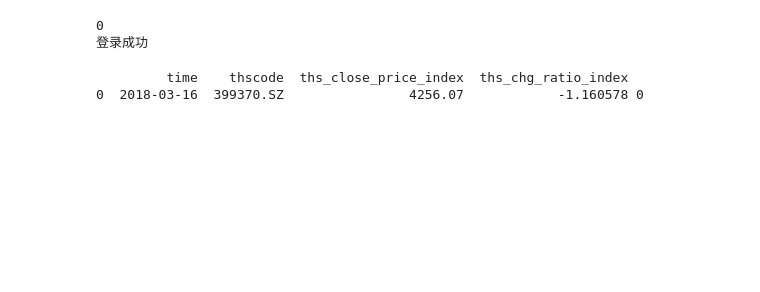
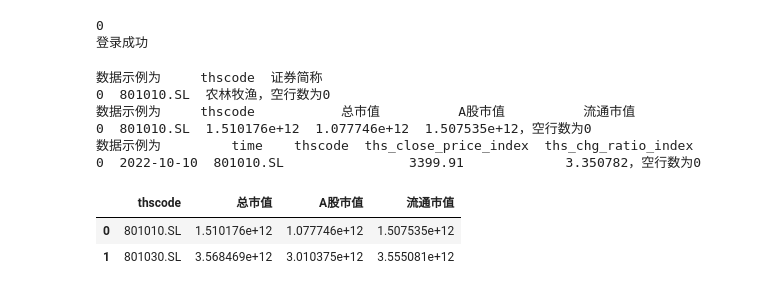
Before and after one commit to pcgan/A-Peek-into-My-Financial-Notebook, a Jupyter notebook: research/资产定价模型/BL-Model-detail.ipynb, the cells around one changed output. Saved outputs shown, nothing was run; the diff lists cells and outputs as text; code cells hidden in the pictures; blank space fills up the shorter version.

```diff
--- a/research/资产定价模型/BL-Model-detail.ipynb
+++ b/research/资产定价模型/BL-Model-detail.ipynb
@@ -33,12 +35,35 @@ thslogindemo(user_name,password)
 # %% [output]
 0
 登录成功
-# %%
-### 抓取数据及数据清洗
-index_list = ['399370.SZ,399371.SZ']
-data_js = THS_DS(index_list,'ths_close_price_index;ths_chg_ratio_index',';','block:history','2012-01-01','2022-12-31')
-data_df = data_js.data
-print(data_df.head(1),sum(data_df.ths_chg_ratio_index.isna()))
-# %% [output]
-         time    thscode  ths_close_price_index  ths_chg_ratio_index
-0  2018-03-16  399370.SZ                4256.07            -1.160578 0
+# %%
+### 抓取数据及数据清洗
+#申万一级行业、31个行业
+index_list = ['801010.SL,801030.SL,801040.SL,801050.SL,801080.SL,801110.SL,801120.SL,801130.SL,801140.SL,801150.SL,801160.SL,801170.SL,801180.SL,801200.SL,801210.SL,801230.SL,801710.SL,801720.SL,801730.SL,801740.SL,801750.SL,801760.SL,801770.SL,801780.SL,801790.SL,801880.SL,801890.SL,801950.SL,801960.SL,801970.SL,801980.SL']
+#指数简称
+data_js_name = THS_BD(index_list,'ths_index_short_name_index','')
+data_df_name = data_js_name.data
+data_df_name.rename(columns={'ths_index_short_name_index':'证券简称'}, inplace=True) # type: ignore
+print('数据示例为{}，空行数为{}'.format(data_df_name.head(1),sum(data_df_name.thscode.isna()))) # type: ignore)
+#总市值、流通市值
+data_js_mcap = THS_BD(index_list,'ths_market_value_hb_index;ths_current_mv_hb_index;ths_ashare_mv_hb_index','2023-03-16;2023-03-16;2023-03-16')
+data_df_mcap = data_js_mcap.data
+data_df_mcap.rename(columns={'ths_market_value_hb_index':'总市值', 'ths_current_mv_hb_index':'A股市值', 'ths_ashare_mv_hb_index':'流通市值'}, inplace=True)
+print('数据示例为{}，空行数为{}'.format(data_df_mcap.head(1),sum(data_df_mcap.thscode.isna())))
+#日涨跌幅
+#日期序列-指数-收盘价;涨跌幅-iFinD数据接口
+data_js = THS_DS(index_list,'ths_close_price_index;ths_chg_ratio_index',';','block:history','2022-10-01','2023-03-16')
+data_df = data_js.data
+print('数据示例为{}，空行数为{}'.format(data_df.head(1),sum(data_df.thscode.isna())))
+# %% [output]
+数据示例为     thscode  证券简称
+0  801010.SL  农林牧渔，空行数为0
+数据示例为     thscode           总市值          A股市值          流通市值
+0  801010.SL  1.510176e+12  1.077746e+12  1.507535e+12，空行数为0
+数据示例为         time    thscode  ths_close_price_index  ths_chg_ratio_index
+0  2022-10-10  801010.SL                3399.91             3.350782，空行数为0
+# %%
+data_df_mcap.head(2)
+# %% [output]
+|  | thscode | 总市值 | A股市值 | 流通市值 |
+| 0 | 801010.SL | 1.510176e+12 | 1.077746e+12 | 1.507535e+12 |
+| 1 | 801030.SL | 3.568469e+12 | 3.010375e+12 | 3.555081e+12 |
```
Also changed, not shown: parts of 22 cells of this notebook, 2 other files.
